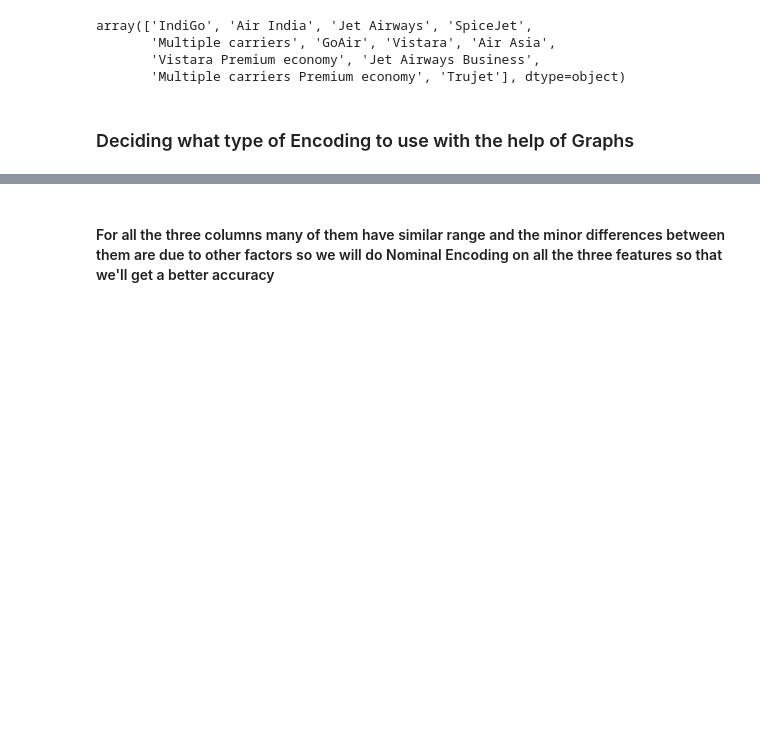
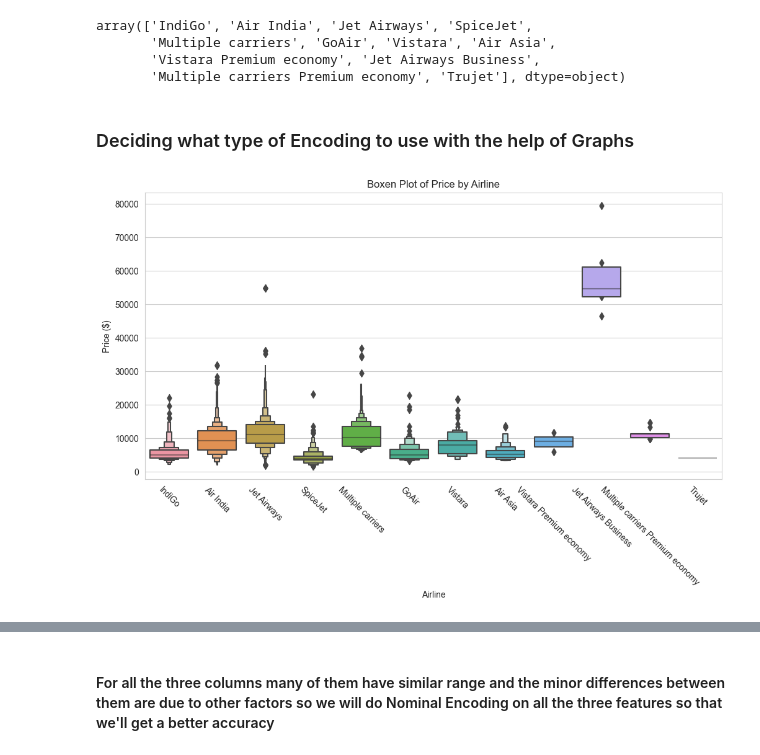
Before and after one commit to HarshvardhanPandey2003/Airline-Ticket-Price-Prediction, a Jupyter notebook: Flight Prediction Model.ipynb, the cells around one changed output, grey strips where cells are left out. Saved outputs shown, nothing was run; the diff lists cells and outputs as text; code cells hidden in the pictures; blank space fills up the shorter version.

```diff
--- a/Flight Prediction Model.ipynb
+++ b/Flight Prediction Model.ipynb
@@ -252,3 +252,18 @@ fig.show()
+# %%
+import seaborn as sns
+import matplotlib.pyplot as plt
+
+plt.figure(figsize=(12, 6))
+sns.boxenplot(data=df, y='Price', x='Airline')
+
+plt.title('Boxen Plot of Price by Airline')
+plt.xlabel('Airline')
+plt.ylabel('Price ($)')
+plt.xticks(rotation=-45)  # Rotate x-axis labels for better readability
+
+plt.show()
+# %% [output]
+[figure, added]
 # %%
 sn.catplot(y = "Price", x = "Source", data = df, kind="boxen", height = 6, aspect = 3)
 # %% [output]
```
Also changed, not shown: parts of 14 cells of this notebook, 1 other file.
